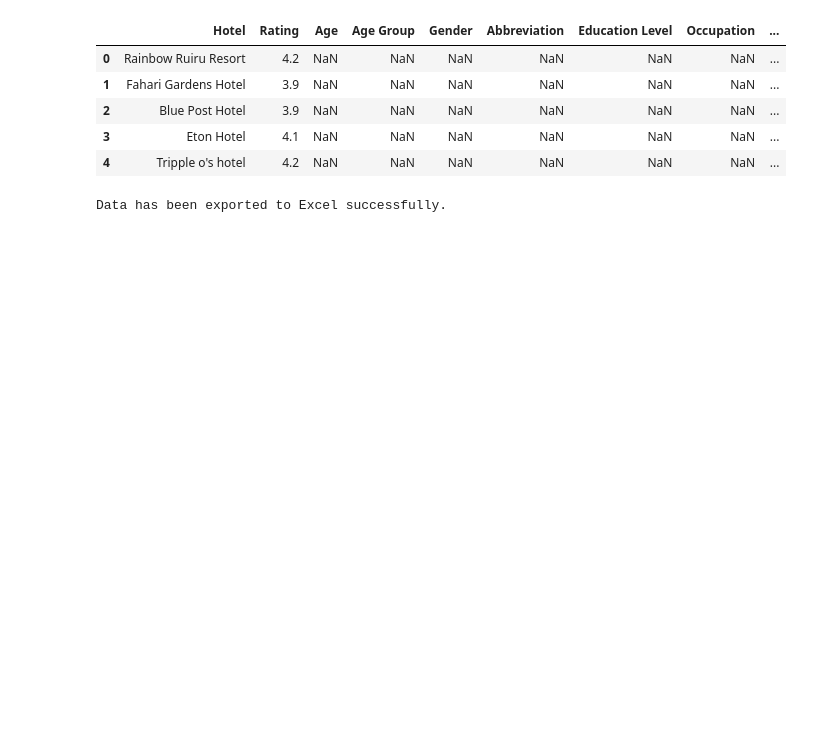
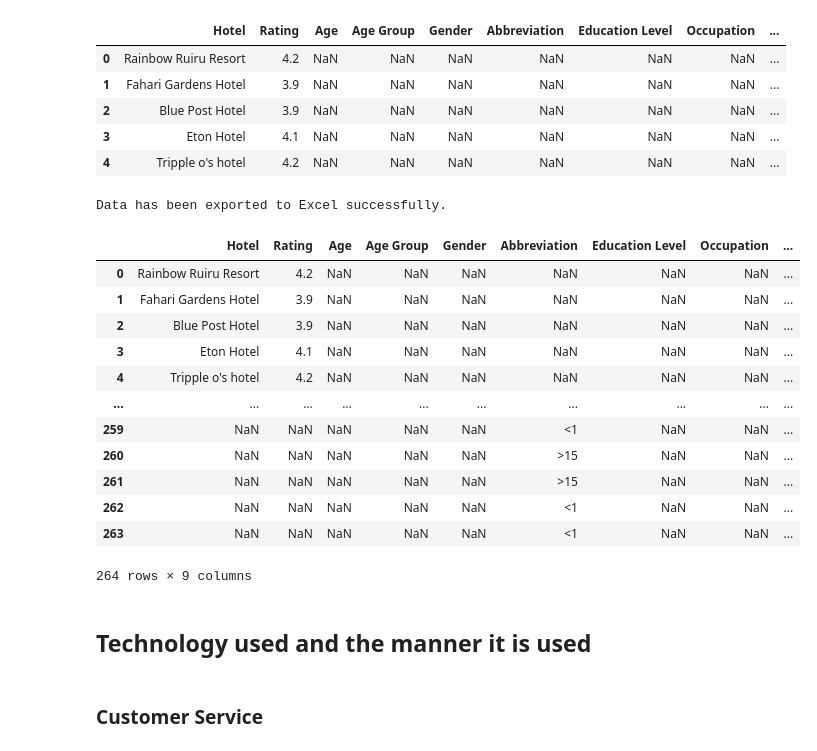
Before and after one commit to Desmondonam/data_bank, a Jupyter notebook: Hotel_data.ipynb, the cells around one changed output. Saved outputs shown, nothing was run; the diff lists cells and outputs as text; code cells hidden in the pictures; blank space fills up the shorter version.

```diff
--- a/Hotel_data.ipynb
+++ b/Hotel_data.ipynb
@@ -431,3 +440,25 @@ merged_data.to_excel(file_path, index=False)
 print("Data has been exported to Excel successfully.")
 # %% [output]
 Data has been exported to Excel successfully.
+# %%
+data = pd.read_excel('/content/merged_data.xlsx')
+# %%
+data
+# %% [output]
+|  | Hotel | Rating | Age | Age Group | Gender | Abbreviation | Education Level | Occupation | ... |
+| 0 | Rainbow Ruiru Resort | 4.2 | NaN | NaN | NaN | NaN | NaN | NaN | ... |
+| 1 | Fahari Gardens Hotel | 3.9 | NaN | NaN | NaN | NaN | NaN | NaN | ... |
+| 2 | Blue Post Hotel | 3.9 | NaN | NaN | NaN | NaN | NaN | NaN | ... |
+| 3 | Eton Hotel | 4.1 | NaN | NaN | NaN | NaN | NaN | NaN | ... |
+| 4 | Tripple o's hotel | 4.2 | NaN | NaN | NaN | NaN | NaN | NaN | ... |
+| ... | ... | ... | ... | ... | ... | ... | ... | ... | ... |
+| 259 | NaN | NaN | NaN | NaN | NaN | <1 | NaN | NaN | ... |
+| 260 | NaN | NaN | NaN | NaN | NaN | >15 | NaN | NaN | ... |
+| 261 | NaN | NaN | NaN | NaN | NaN | >15 | NaN | NaN | ... |
+| 262 | NaN | NaN | NaN | NaN | NaN | <1 | NaN | NaN | ... |
+| 263 | NaN | NaN | NaN | NaN | NaN | <1 | NaN | NaN | ... |
+264 rows × 9 columns
+# %% [markdown]
+## Technology used and the manner it is used
+# %% [markdown]
+### Customer Service
```
Also changed, not shown: parts of 32 cells of this notebook.
